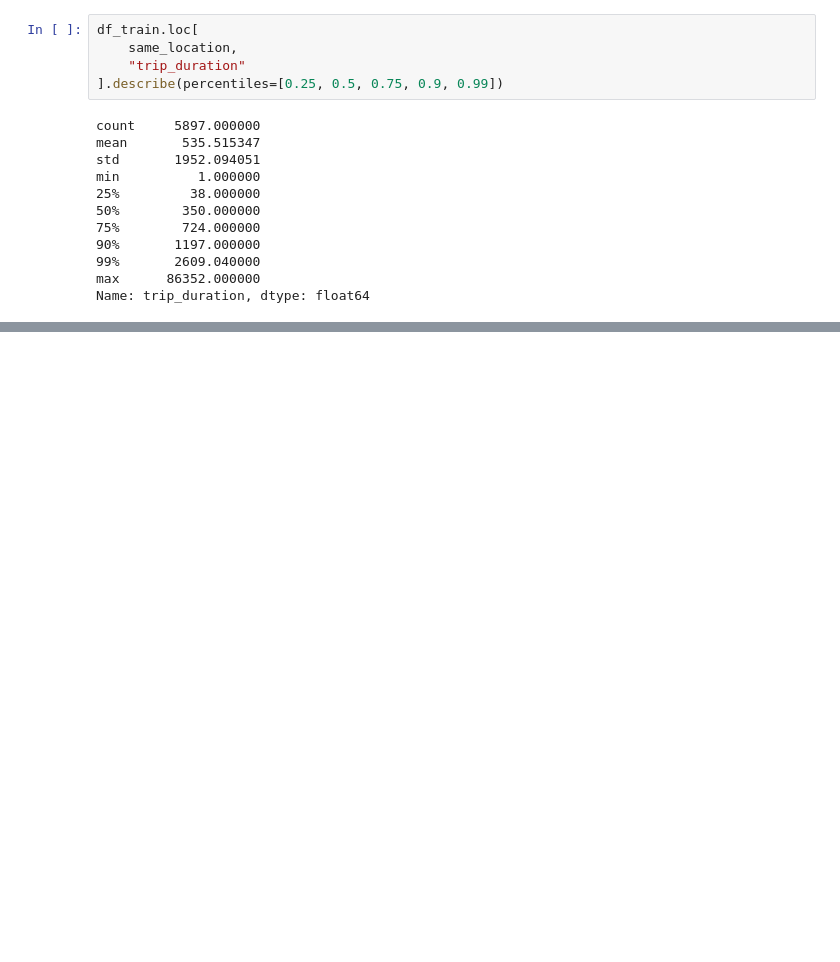
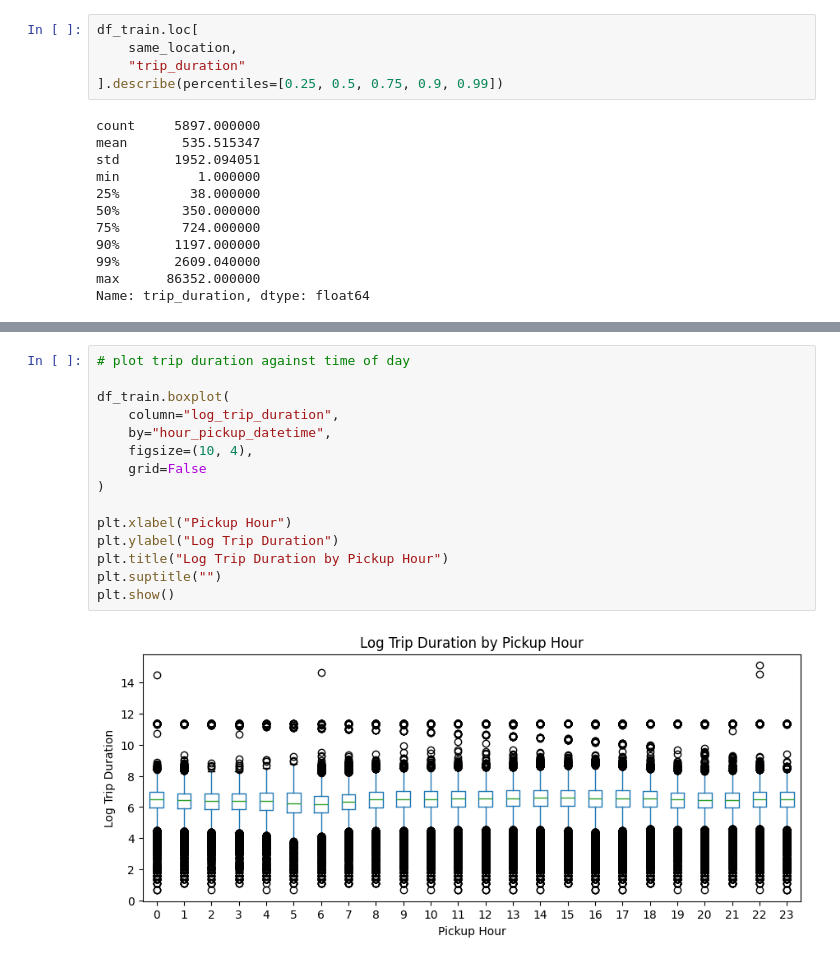
Before and after one commit to claricemottet/kaggle_NYC_taxi_times, a Jupyter notebook: exploratory_notebooks/data_exploration.ipynb, the cells around one changed output, grey strips where cells are left out. Cells and saved outputs as stored; diff of their text form; blank space fills up the shorter version.

```diff
--- a/exploratory_notebooks/data_exploration.ipynb
+++ b/exploratory_notebooks/data_exploration.ipynb
@@ -571,0 +629,17 @@ Name: trip_duration, dtype: float64
+# %%
+# plot trip duration against time of day
+
+df_train.boxplot(
+    column="log_trip_duration",
+    by="hour_pickup_datetime",
+    figsize=(10, 4),
+    grid=False
+)
+
+plt.xlabel("Pickup Hour")
+plt.ylabel("Log Trip Duration")
+plt.title("Log Trip Duration by Pickup Hour")
+plt.suptitle("")
+plt.show()
+# %% [output]
+[figure, added]
```
Also changed, not shown: parts of 7 cells of this notebook, 1 other file.
